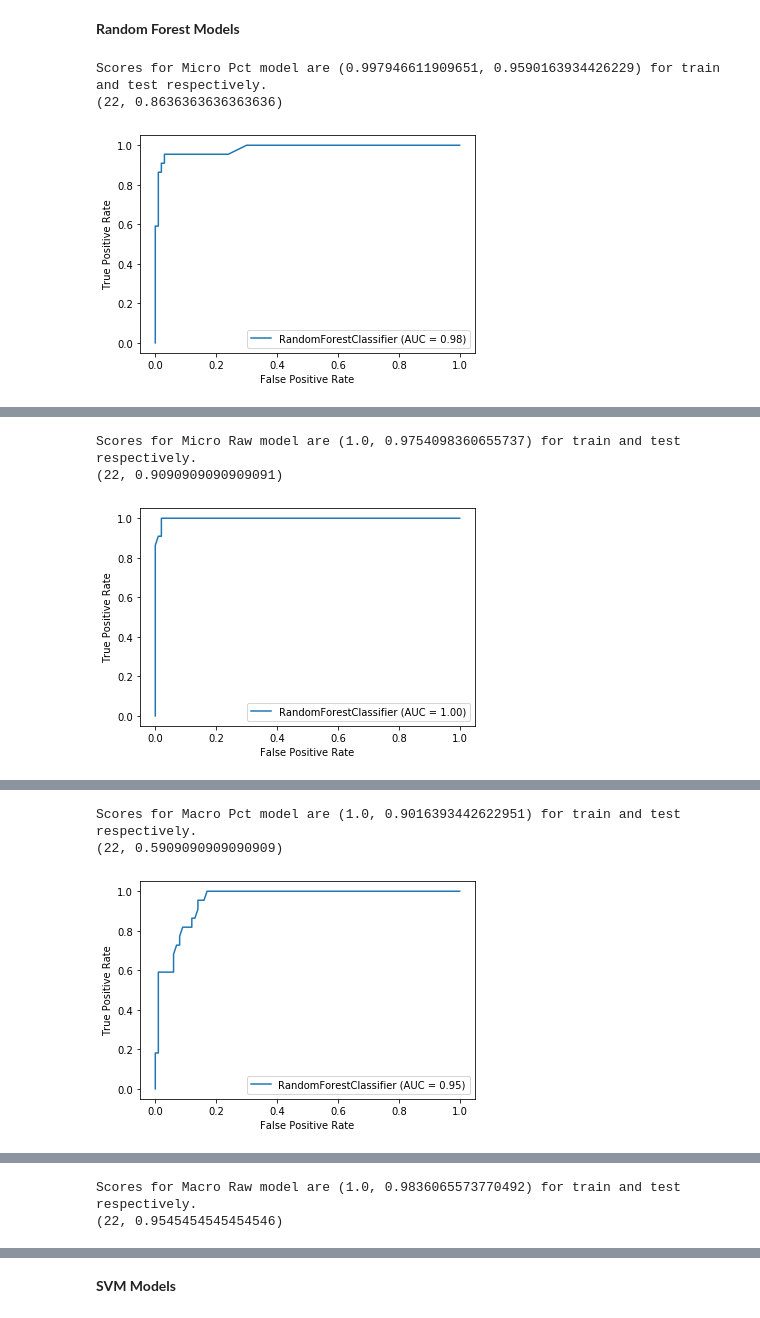
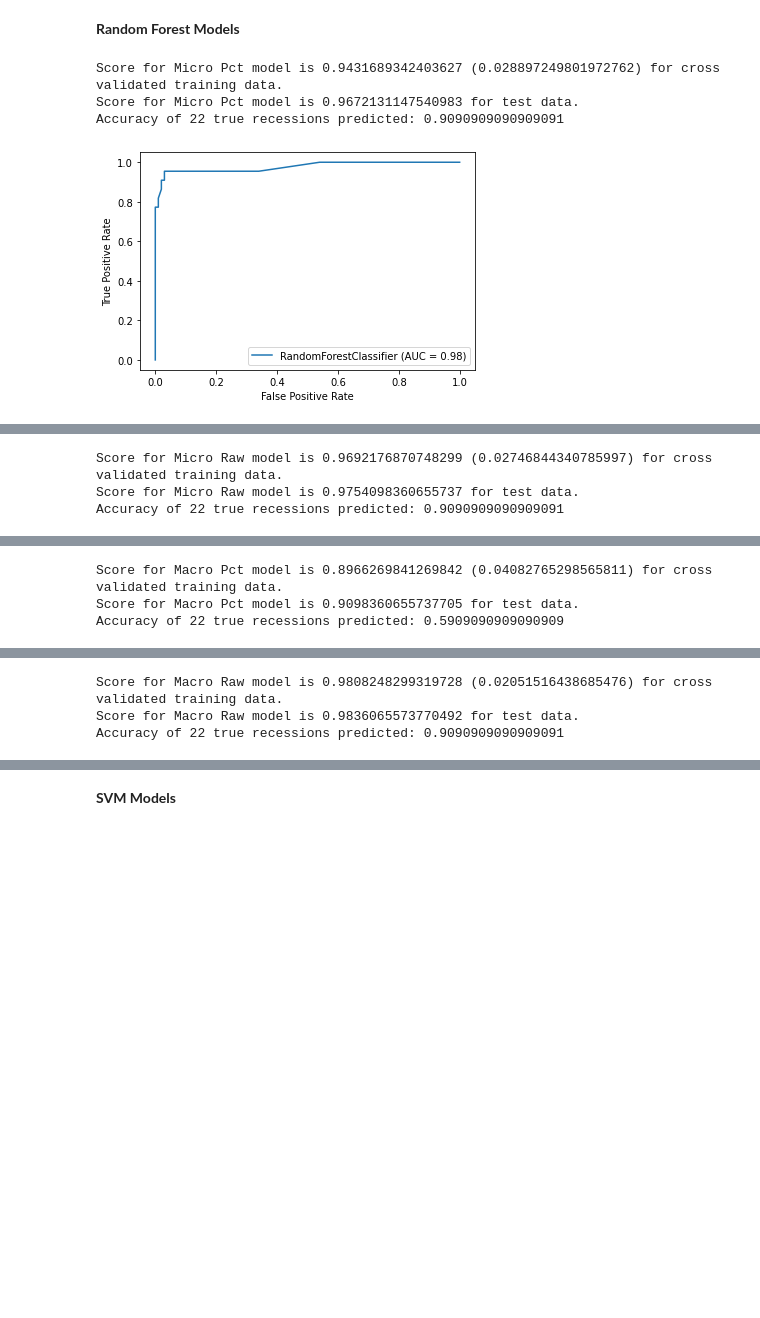
Before and after one commit to AvaneeshKolluri/MacroPredictionsProject, a Jupyter notebook: Project 2.ipynb, the cells around one changed output, grey strips where cells are left out. Cells and saved outputs as stored; diff of their text form; code cells hidden in the pictures; blank space fills up the shorter version.

```diff
--- a/Project 2.ipynb
+++ b/Project 2.ipynb
@@ -864,7 +866,9 @@ corr_raw = scaler.fit_transform(corr_raw)
 anova_raw = scaler.fit_transform(anova_raw)
 # %%
 all_models = [(micro_pct, 'Micro Pct'), (micro_raw, 'Micro Raw'), (macro_pct, 'Macro Pct'),
-              (macro_raw, 'Macro Raw'), (all_pct, 'All Pcts'), (all_raw, 'All Raw'), (anova_pct, 'ANOVA Pct'),
+              (macro_raw, 'Macro Raw'), (all_pct, 'All Pct'), (all_raw, 'All Raw'), (anova_pct, 'ANOVA Pct'),
               (anova_raw, 'ANOVA Raw'), (pca_raw, 'PCA Raw'), (pca_pct, 'PCA Pct'),
               (corr_pct, 'Corr Pct'), (corr_raw, 'Corr Raw')]
 len(all_models)
+
+model_scores_data = [["Model", "Data Subset", "Feature Selection Method", "True Positive", "False Positive", "True Negative", "False Negative", "Cross Validation Mean", "Cross Validation STD", "Test Accuracy"]]
@@ -879,3 +877,15 @@ y = y.reshape(y.shape[0])
+# %%
+from sklearn.model_selection import cross_val_score, RepeatedStratifiedKFold, train_test_split
+
+## y will be target variable
+y = np.array(df_merged[target])
+y = y.reshape(y.shape[0])
+all_train_test=[]
+for model, name in all_models:
+    # Splits data into training and testing sets
+    all_train_test.append(train_test_split(np.array(model), y, test_size=0.2, random_state=5)+[name])
+# Splits the data in 10, such that each fold has the same class distribution of the whole data set, and repeats 3 times.
+cross=RepeatedStratifiedKFold(n_splits=10, n_repeats=3, random_state=1)
 # %% [markdown]
 **Logistic Regression Models**
 # %%
@@ -940,23 +939,27 @@ Scores for Corr Raw model are (0.8952772073921971, 0.8852459016393442) for train
 **Random Forest Models**
 # %%
 from sklearn.ensemble import RandomForestClassifier
-from sklearn.metrics import plot_roc_curve
 
-def randomForestModels(model, name):
-    X_train, X_test, y_train, y_test = train_test_split(np.array(model), y, test_size=0.2, random_state=5)
-    rf = RandomForestClassifier().fit(X_train, y_train)
-    scores = rf.score(X_train, y_train), rf.score(X_test, y_test)
-    print(f'Scores for {name} model are {scores} for train and test respectively.')
+def randomForestModels(X_train, X_test, y_train, y_test, name):
+    rf = RandomForestClassifier()
+    accuracy=cross_val_score(rf, X_train, y_train, scoring="accuracy", cv=cross)
+    rf.fit(X_train, y_train)
+    print(f'Score for {name} model is {np.mean(accuracy)} ({np.std(accuracy)}) for cross validated training data.')
+    print(f'Score for {name} model is {rf.score(X_test, y_test)} for test data.')
     cm = confusion_matrix(y_test, rf.predict(X_test))
     correct = cm[1][1]
     total = correct + cm[1][0]
-    print((total, (correct/total)))
-    rf_disp = plot_roc_curve(rf, X_test, y_test)
+    print(f'Accuracy of {total} true recessions predicted: {correct/total}')
+    plot_roc_curve(rf, X_test, y_test)
+    plot_precision_recall_curve(rf, X_test, y_test)
     plt.show()
+    data_sub, fsm = name.split()
+    model_scores_data.append(["Random Forest Classifier", data_sub, fsm, cm[1][1], cm[0][1], cm[0][0], cm[1][0], np.mean(accuracy), np.std(accuracy), correct/total])
 
-for model, name in all_models:
-    randomForestModels(model, name)
+for i in all_train_test:
+    randomForestModels(*i)
 # %% [output]
-Scores for Micro Pct model are (0.997946611909651, 0.9590163934426229) for train and test respectively.
-(22, 0.8636363636363636)
+Score for Micro Pct model is 0.9431689342403627 (0.028897249801972762) for cross validated training data.
+Score for Micro Pct model is 0.9672131147540983 for test data.
+Accuracy of 22 true recessions predicted: 0.9090909090909091
-[figure, old version]
+[figure, new version]
@@ -963,3 +967,3 @@ Scores for Micro Pct model are (0.997946611909651, 0.9590163934426229) for train
-Scores for Micro Raw model are (1.0, 0.9754098360655737) for train and test respectively.
-(22, 0.9090909090909091)
+Score for Micro Raw model is 0.9692176870748299 (0.02746844340785997) for cross validated training data.
+Score for Micro Raw model is 0.9754098360655737 for test data.
+Accuracy of 22 true recessions predicted: 0.9090909090909091
-[figure, old version]
@@ -966,3 +972,3 @@ Scores for Micro Raw model are (1.0, 0.9754098360655737) for train and test resp
-Scores for Macro Pct model are (1.0, 0.9016393442622951) for train and test respectively.
-(22, 0.5909090909090909)
+Score for Macro Pct model is 0.8966269841269842 (0.04082765298565811) for cross validated training data.
+Score for Macro Pct model is 0.9098360655737705 for test data.
+Accuracy of 22 true recessions predicted: 0.5909090909090909
-[figure, old version]
@@ -969,2 +977,3 @@ Scores for Macro Pct model are (1.0, 0.9016393442622951) for train and test resp
-Scores for Macro Raw model are (1.0, 0.9836065573770492) for train and test respectively.
-(22, 0.9545454545454546)
+Score for Macro Raw model is 0.9808248299319728 (0.02051516438685476) for cross validated training data.
+Score for Macro Raw model is 0.9836065573770492 for test data.
+Accuracy of 22 true recessions predicted: 0.9090909090909091
```
Also changed, not shown: parts of 19 cells of this notebook.
